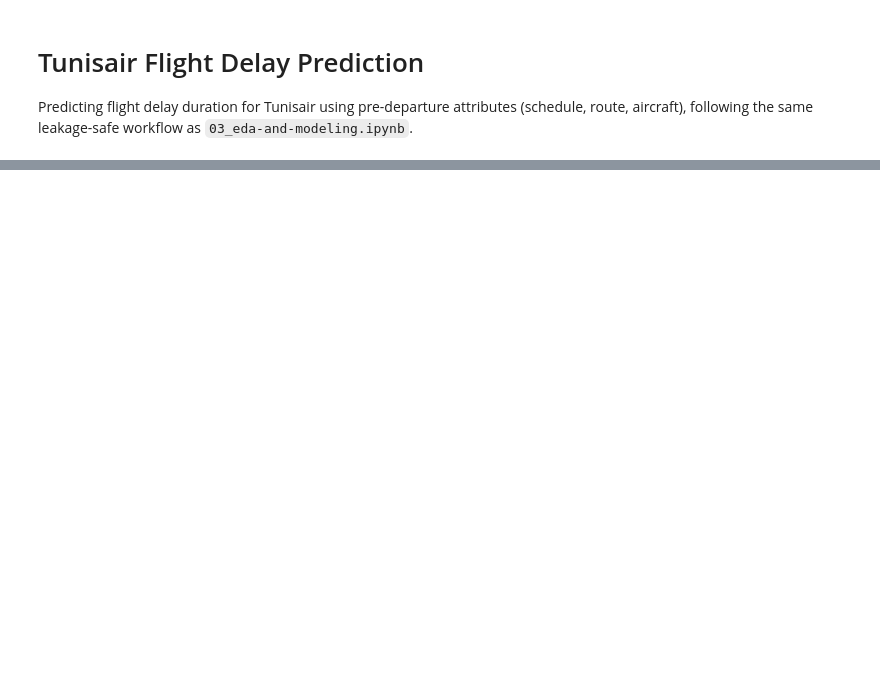
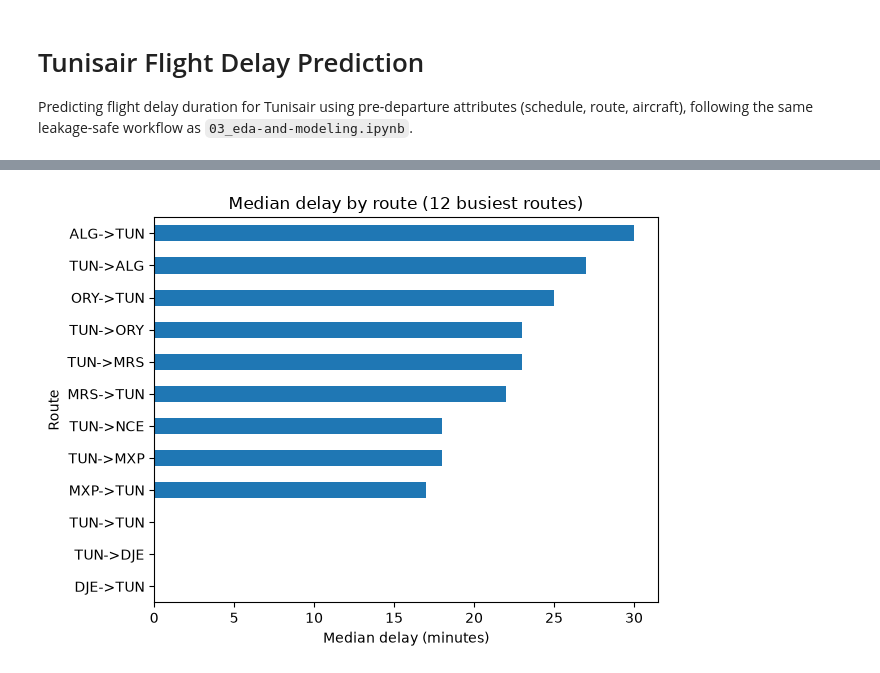
Before and after one commit to AlexDeWilde/0721-ds-ml-project-template, a Jupyter notebook: 04_flight_delay_eda_modeling.ipynb, the cells around one changed output, grey strips where cells are left out. Saved outputs shown, nothing was run; the diff lists cells and outputs as text; code cells hidden in the pictures; blank space fills up the shorter version.

```diff
--- a/04_flight_delay_eda_modeling.ipynb
+++ b/04_flight_delay_eda_modeling.ipynb
@@ -82,0 +423,8 @@ Score the selected model once on the held-out test set and save it with `joblib`
+# %%
+# Temporary EDA helper columns (formal feature engineering happens in Phase 2.2).
+train["route"] = train["DEPSTN"] + "->" + train["ARRSTN"]
+train["dep_hour"] = train["STD"].dt.hour
+train["dep_dow"] = train["STD"].dt.dayofweek  # 0 = Monday, 6 = Sunday
+train["dep_month"] = train["STD"].dt.month
+
+train[["route", "dep_hour", "dep_dow", "dep_month"]].head()
@@ -82,0 +444,17 @@ Score the selected model once on the held-out test set and save it with `joblib`
+# %%
+top_routes = train["route"].value_counts().head(12).index
+route_median = (
+    train[train["route"].isin(top_routes)]
+    .groupby("route")["target"]
+    .median()
+    .sort_values()
+)
+
+route_median.plot(kind="barh")
+plt.xlabel("Median delay (minutes)")
+plt.ylabel("Route")
+plt.title("Median delay by route (12 busiest routes)")
+plt.tight_layout()
+plt.show()
+# %% [output]
+[figure, added]
```
Also changed, not shown: parts of 95 cells of this notebook, 6 other files.
